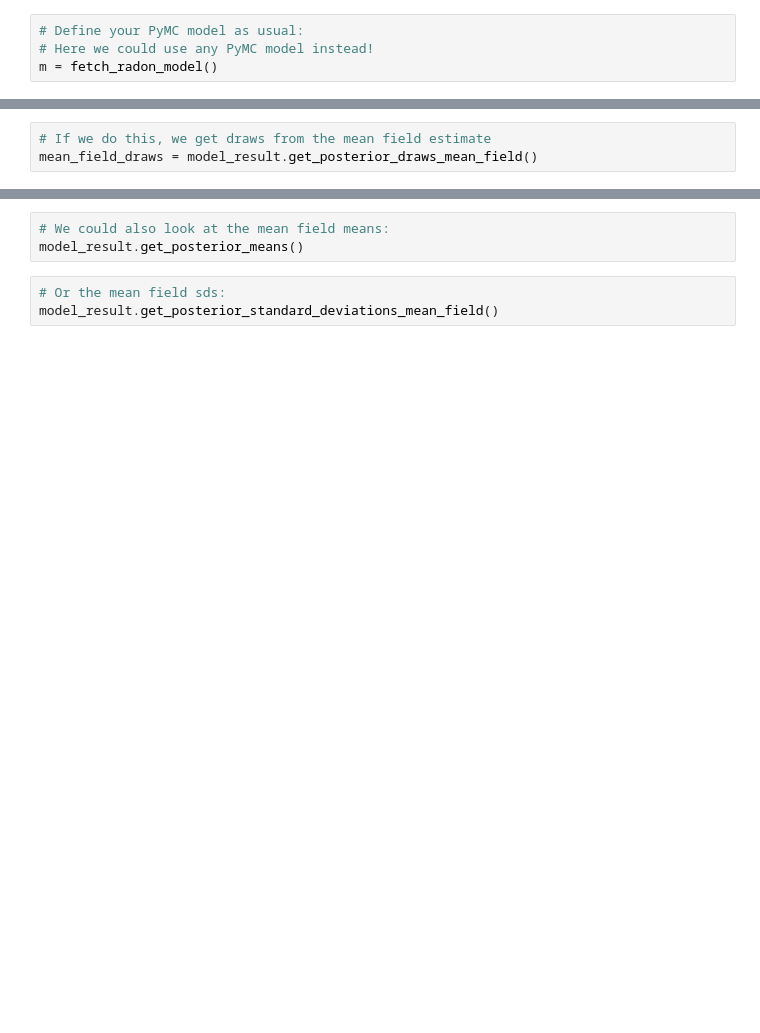
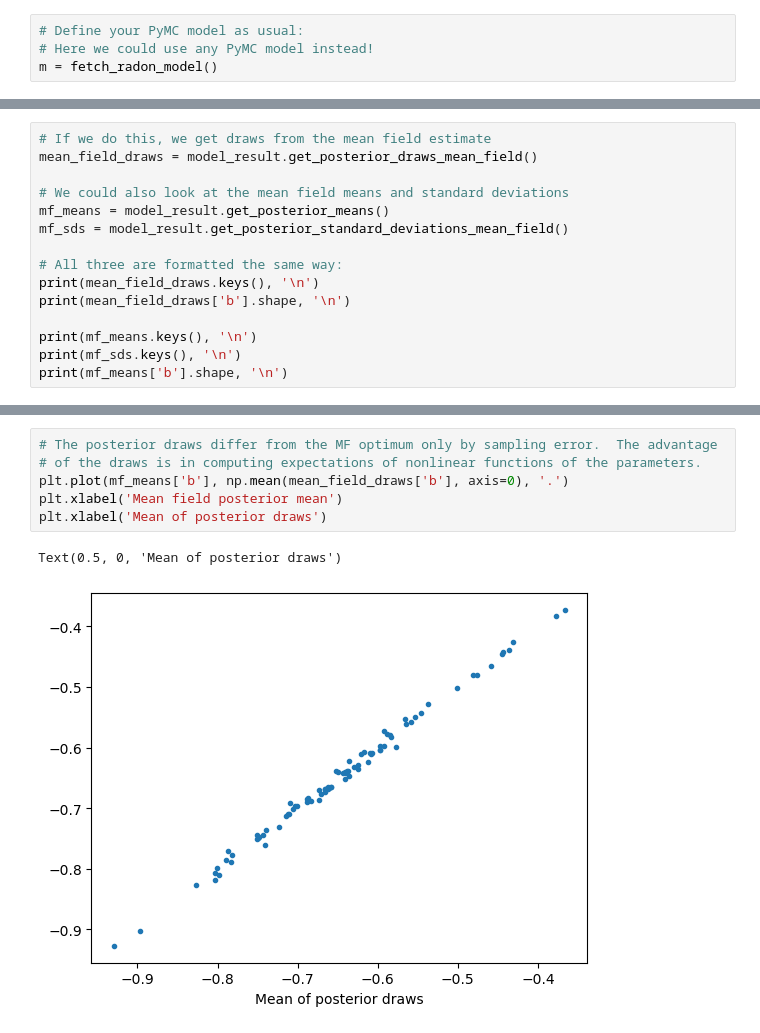
Before and after one commit to martiningram/dadvi, a Jupyter notebook: jupyter/Radon example.ipynb, the cells around one changed output, grey strips where cells are left out. Saved outputs shown, nothing was run; the diff lists cells and outputs as text; blank space fills up the shorter version.

```diff
--- a/jupyter/Radon example.ipynb
+++ b/jupyter/Radon example.ipynb
@@ -55,3 +77,15 @@ model_result = fit_pymc_dadvi_with_jax(m, num_fixed_draws=30)
 # %%
 # If we do this, we get draws from the mean field estimate
 mean_field_draws = model_result.get_posterior_draws_mean_field()
+
+# We could also look at the mean field means and standard deviations
+mf_means = model_result.get_posterior_means()
+mf_sds = model_result.get_posterior_standard_deviations_mean_field()
+
+# All three are formatted the same way:
+print(mean_field_draws.keys(), '\n')
+print(mean_field_draws['b'].shape, '\n')
+
+print(mf_means.keys(), '\n')
+print(mf_sds.keys(), '\n')
+print(mf_means['b'].shape, '\n')
@@ -58,6 +102,9 @@ mean_field_draws = model_result.get_posterior_draws_mean_field()
-# %%
-# We could also look at the mean field means:
-model_result.get_posterior_means()
-# %%
-# Or the mean field sds:
-model_result.get_posterior_standard_deviations_mean_field()
+# %%
+# The posterior draws differ from the MF optimum only by sampling error.  The advantage
+# of the draws is in computing expectations of nonlinear functions of the parameters.
+plt.plot(mf_means['b'], np.mean(mean_field_draws['b'], axis=0), '.')
+plt.xlabel('Mean field posterior mean')
+plt.xlabel('Mean of posterior draws')
+# %% [output]
+Text(0.5, 0, 'Mean of posterior draws')
+[figure, added]
```
Also changed, not shown: parts of 17 cells of this notebook, 1 other file.
